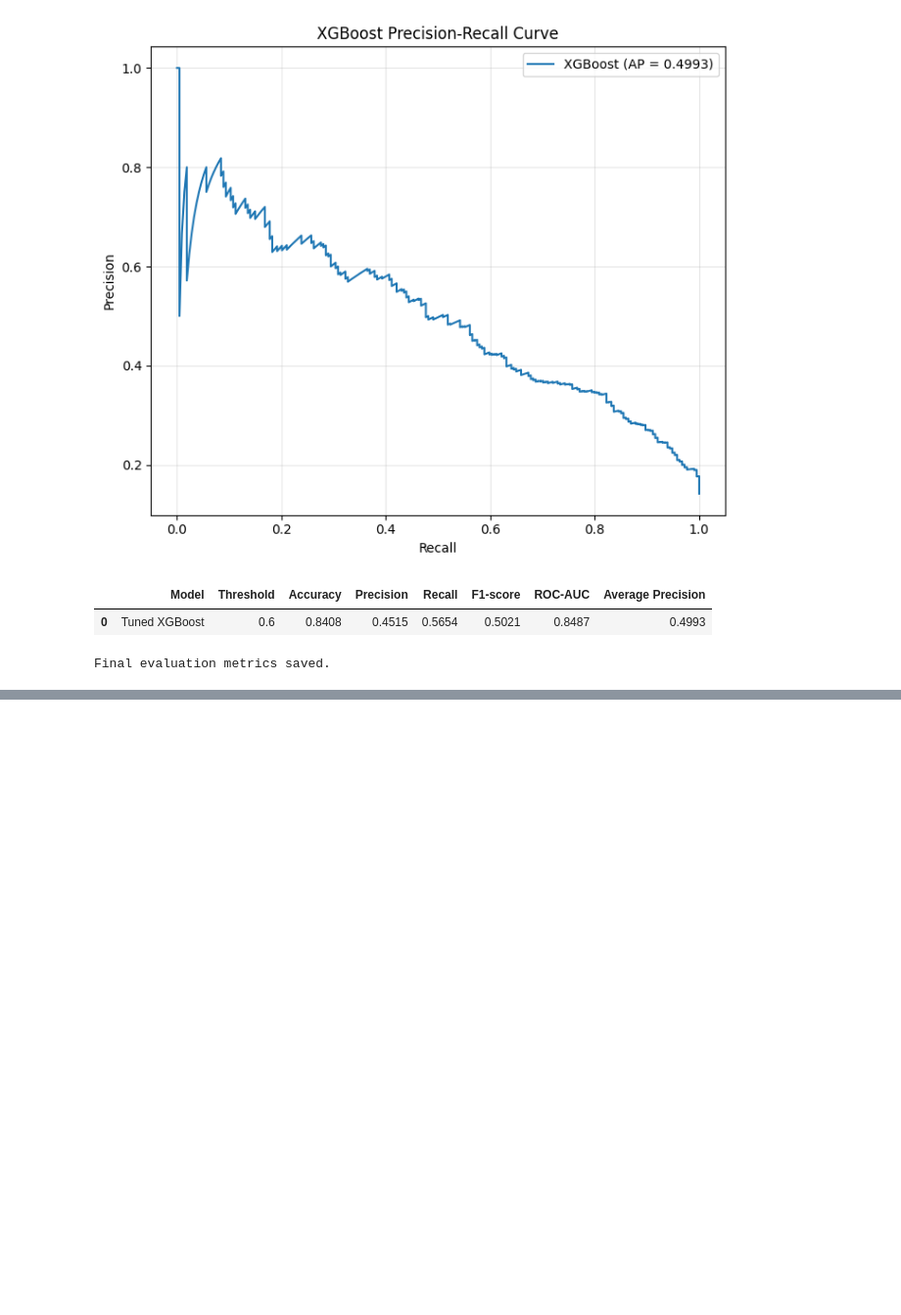
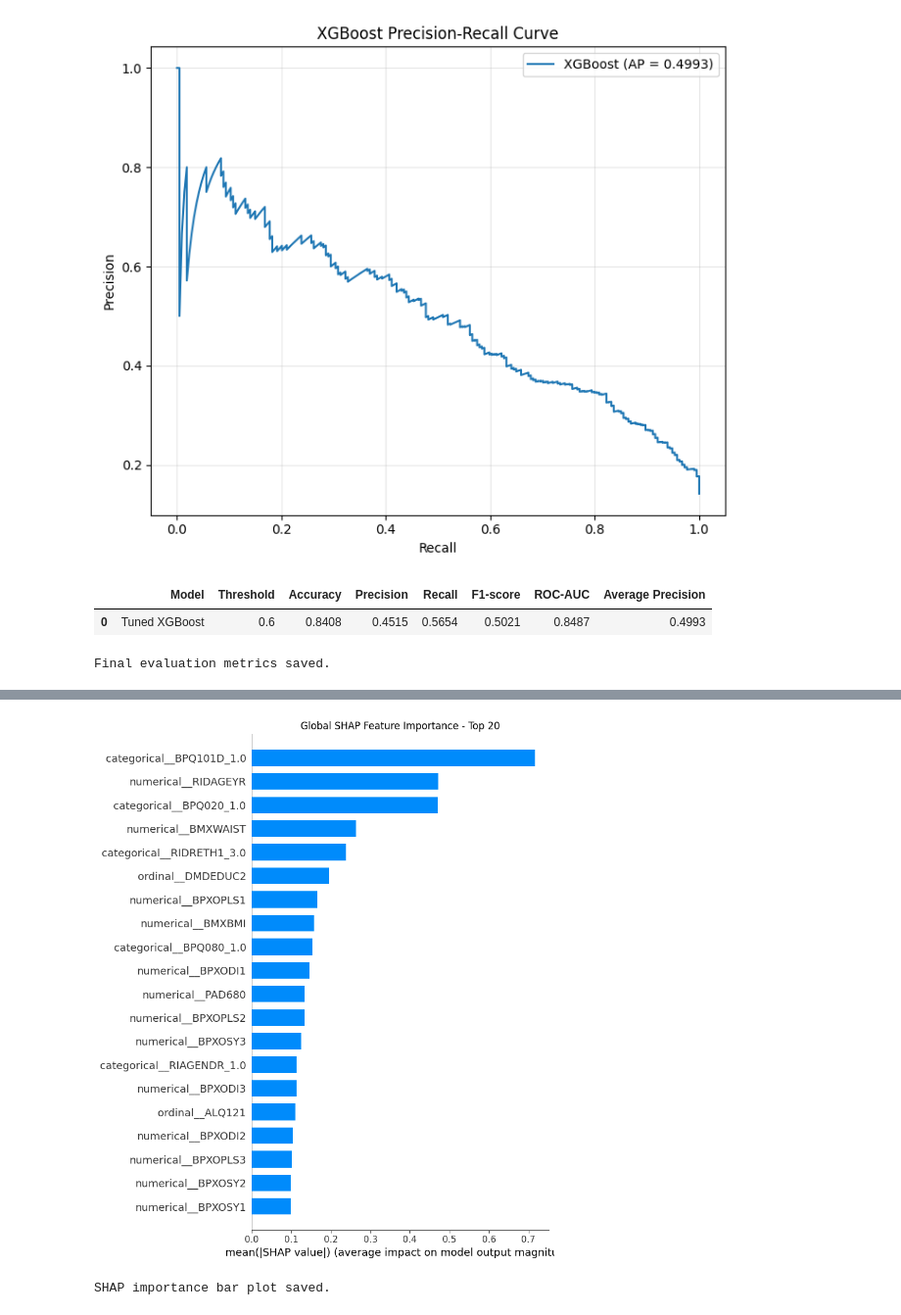
Before and after one commit to iamajaygaur/NHANES-Diabetes-Prediction, a Jupyter notebook: notebooks/CSCI6970_02_Data_Cleaning.ipynb, the cells around one changed output, grey strips where cells are left out. Shown at 98% size. Drawn from its saved outputs; the diff is of its cells as text; code cells hidden in the pictures; blank space fills up the shorter version.

```diff
--- a/notebooks/CSCI6970_02_Data_Cleaning.ipynb
+++ b/notebooks/CSCI6970_02_Data_Cleaning.ipynb
@@ -14525,0 +14734,28 @@ Final evaluation metrics saved.
+# %%
+# SHAP global feature importance bar plot
+
+plt.figure(figsize=(12, 8))
+
+shap.summary_plot(
+    shap_values,
+    X_shap,
+    plot_type="bar",
+    max_display=20,
+    show=False
+)
+
+plt.title("Global SHAP Feature Importance - Top 20")
+plt.tight_layout()
+
+plt.savefig(
+    figures_dir / "xgboost_shap_importance_bar.png",
+    dpi=300,
+    bbox_inches="tight"
+)
+
+plt.show()
+
+print("SHAP importance bar plot saved.")
+# %% [output]
+[figure, added]
+SHAP importance bar plot saved.
```
Also changed, not shown: parts of 25 cells of this notebook, 10 other files.
